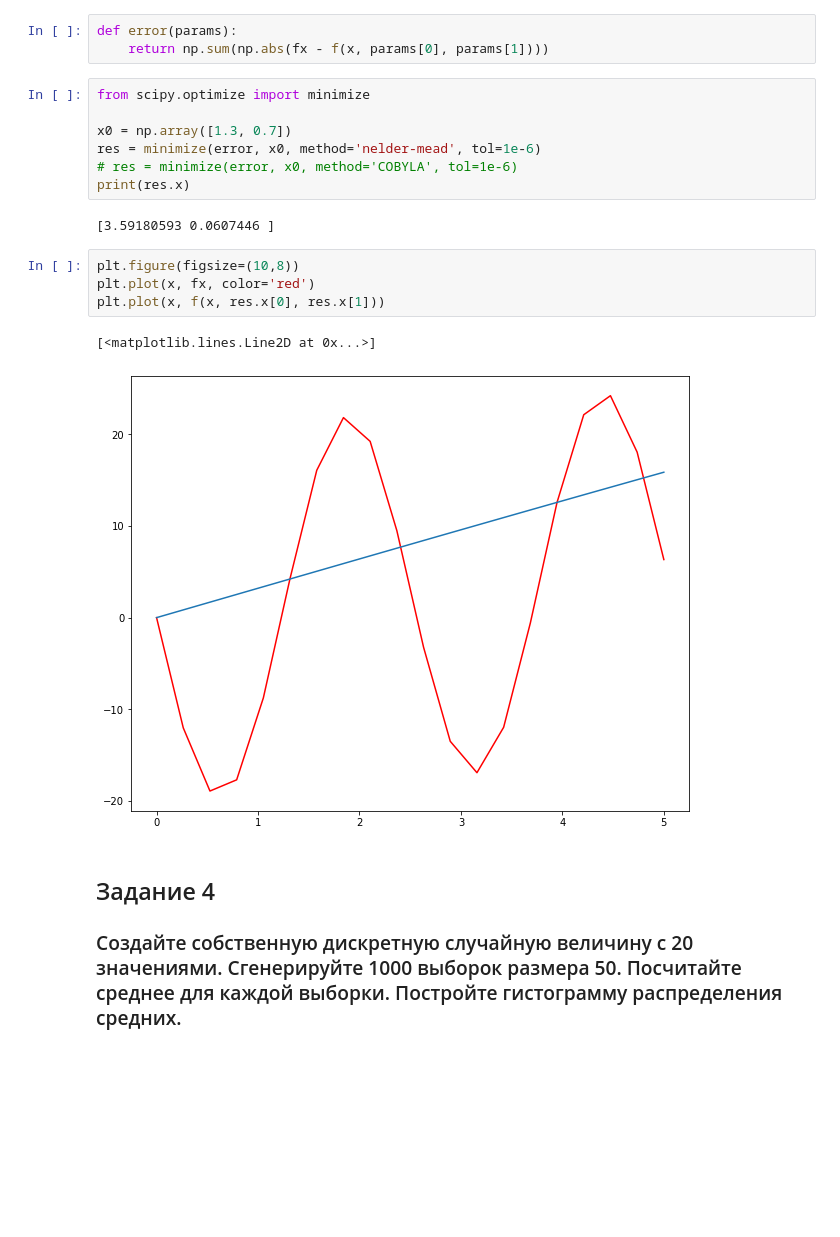
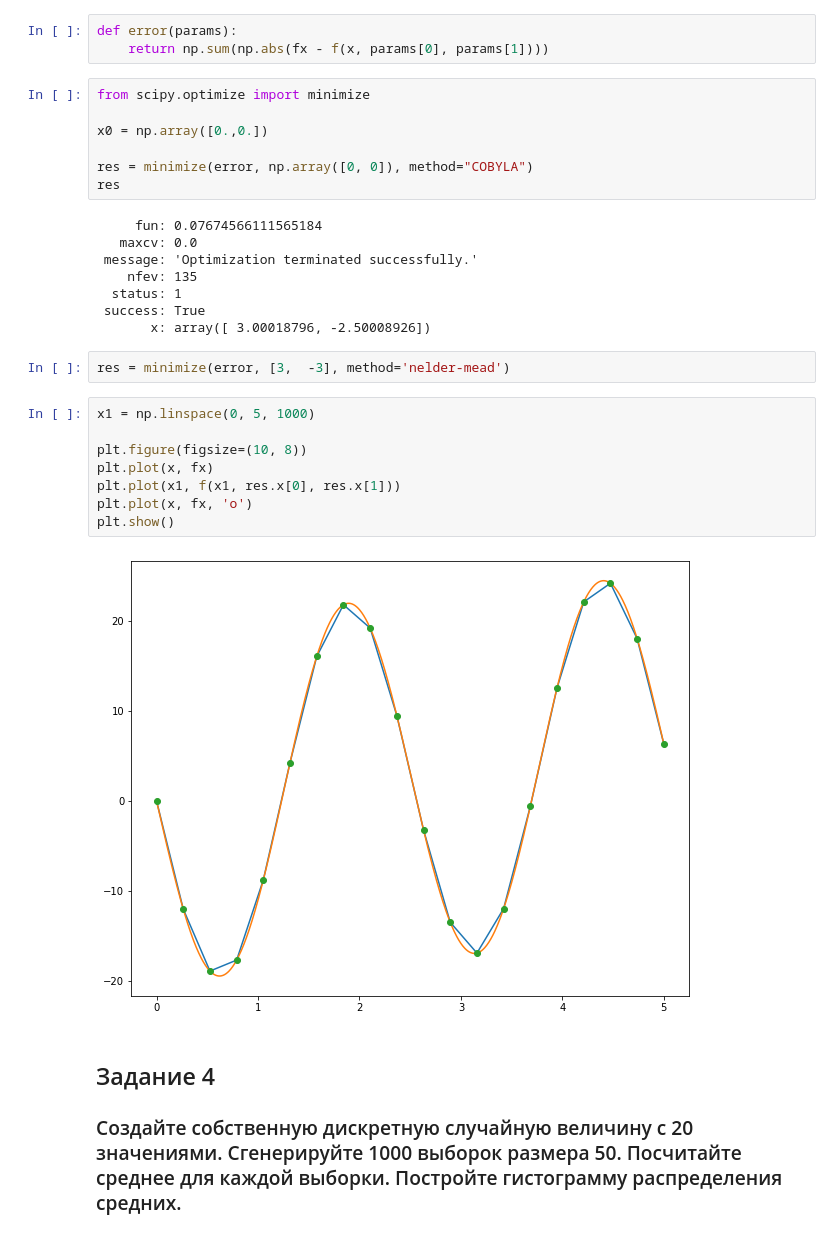
Before and after one commit to natkhosh/pyda_homeworks, a Jupyter notebook: 05_Maths_for_Data_Science/HW10_Final_Work.ipynb, the cells around one changed output. Drawn from its saved outputs; the diff is of its cells as text; blank space fills up the shorter version.

```diff
--- a/05_Maths_for_Data_Science/HW10_Final_Work.ipynb
+++ b/05_Maths_for_Data_Science/HW10_Final_Work.ipynb
@@ -162,19 +165,30 @@ def error(params):
 # %%
 from scipy.optimize import minimize
 
-x0 = np.array([1.3, 0.7])
-res = minimize(error, x0, method='nelder-mead', tol=1e-6)
-# res = minimize(error, x0, method='COBYLA', tol=1e-6)
-print(res.x)
+x0 = np.array([0.,0.])
+
+res = minimize(error, np.array([0, 0]), method="COBYLA")
+res
 # %% [output]
-[3.59180593 0.0607446 ]
+     fun: 0.07674566111565184
+   maxcv: 0.0
+ message: 'Optimization terminated successfully.'
+    nfev: 135
+  status: 1
+ success: True
+       x: array([ 3.00018796, -2.50008926])
-# %%
-plt.figure(figsize=(10,8))
-plt.plot(x, fx, color='red')
-plt.plot(x, f(x, res.x[0], res.x[1]))
-# %% [output]
-[<matplotlib.lines.Line2D at 0x...>]
-[figure, removed]
+# %%
+res = minimize(error, [3,  -3], method='nelder-mead')
+# %%
+x1 = np.linspace(0, 5, 1000)
+
+plt.figure(figsize=(10, 8))
+plt.plot(x, fx)
+plt.plot(x1, f(x1, res.x[0], res.x[1]))
+plt.plot(x, fx, 'o')
+plt.show()
+# %% [output]
+[figure, added]
 # %% [markdown]
 ## Задание 4
 
```
Also changed, not shown: parts of 5 cells of this notebook.
